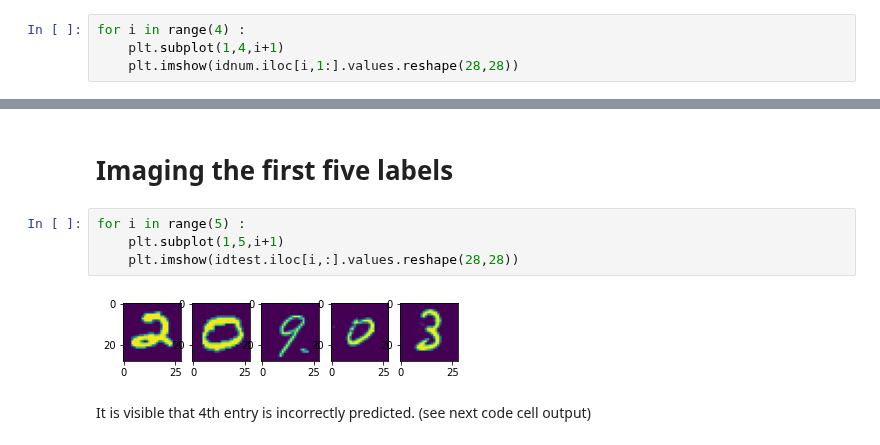
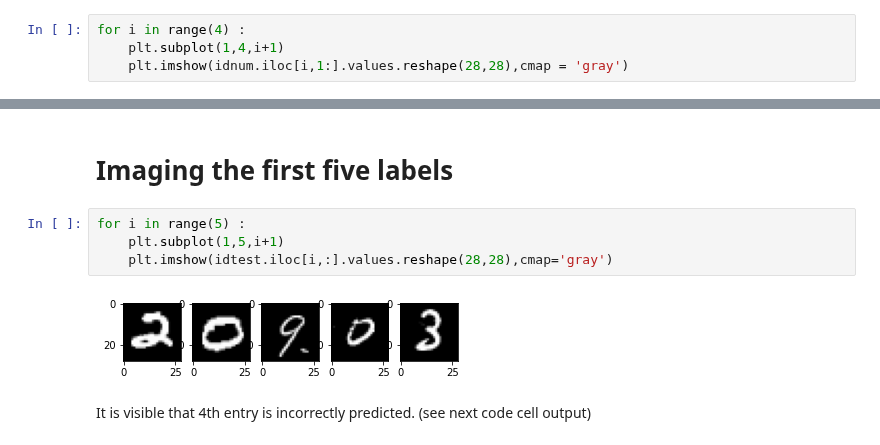
Before and after one commit to Suyashiitr/kaggle, a Jupyter notebook: digit-recognizer-using-machine-learning-algorithms.ipynb, the cells around one changed output, grey strips where cells are left out. Cells and saved outputs as stored; diff of their text form.

```diff
--- a/digit-recognizer-using-machine-learning-algorithms.ipynb
+++ b/digit-recognizer-using-machine-learning-algorithms.ipynb
@@ -69,5 +69,5 @@ Shows there are no null values in any column .Dataset is already clean.
 # %%
 for i in range(4) :
     plt.subplot(1,4,i+1)
-    plt.imshow(idnum.iloc[i,1:].values.reshape(28,28))
+    plt.imshow(idnum.iloc[i,1:].values.reshape(28,28),cmap = 'gray')
 # %% [output]
@@ -120,9 +120,9 @@ array([2, 0, 9, ..., 3, 9, 2])
 # %%
 for i in range(5) :
     plt.subplot(1,5,i+1)
-    plt.imshow(idtest.iloc[i,:].values.reshape(28,28))
+    plt.imshow(idtest.iloc[i,:].values.reshape(28,28),cmap='gray')
 # %% [output]
-[figure, old version]
+[figure, new version]
 # %% [markdown]
 It is visible that 4th entry is incorrectly predicted. (see next code cell output)
 # %% [markdown]
```
Also changed, not shown: parts of 4 cells of this notebook.
